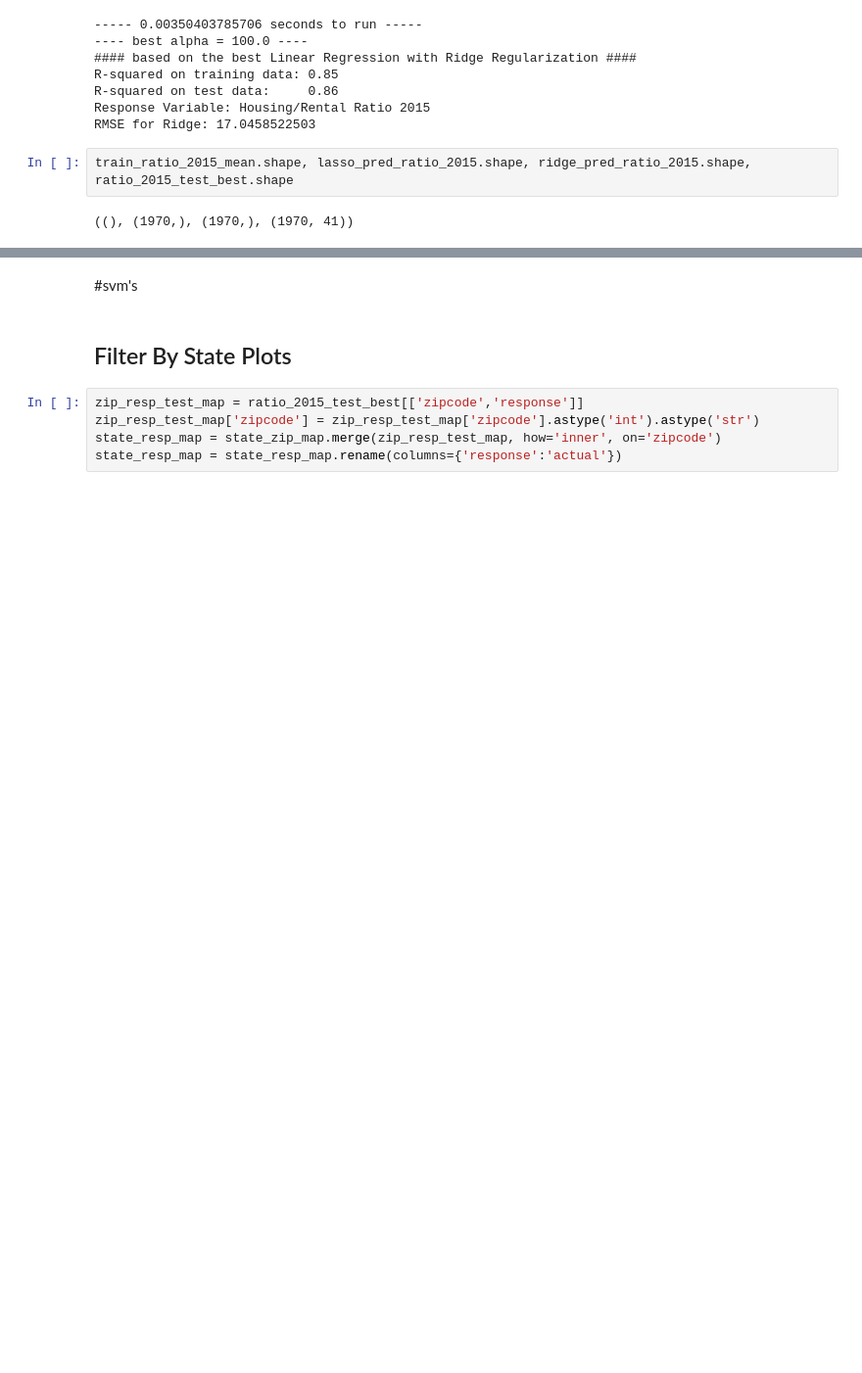
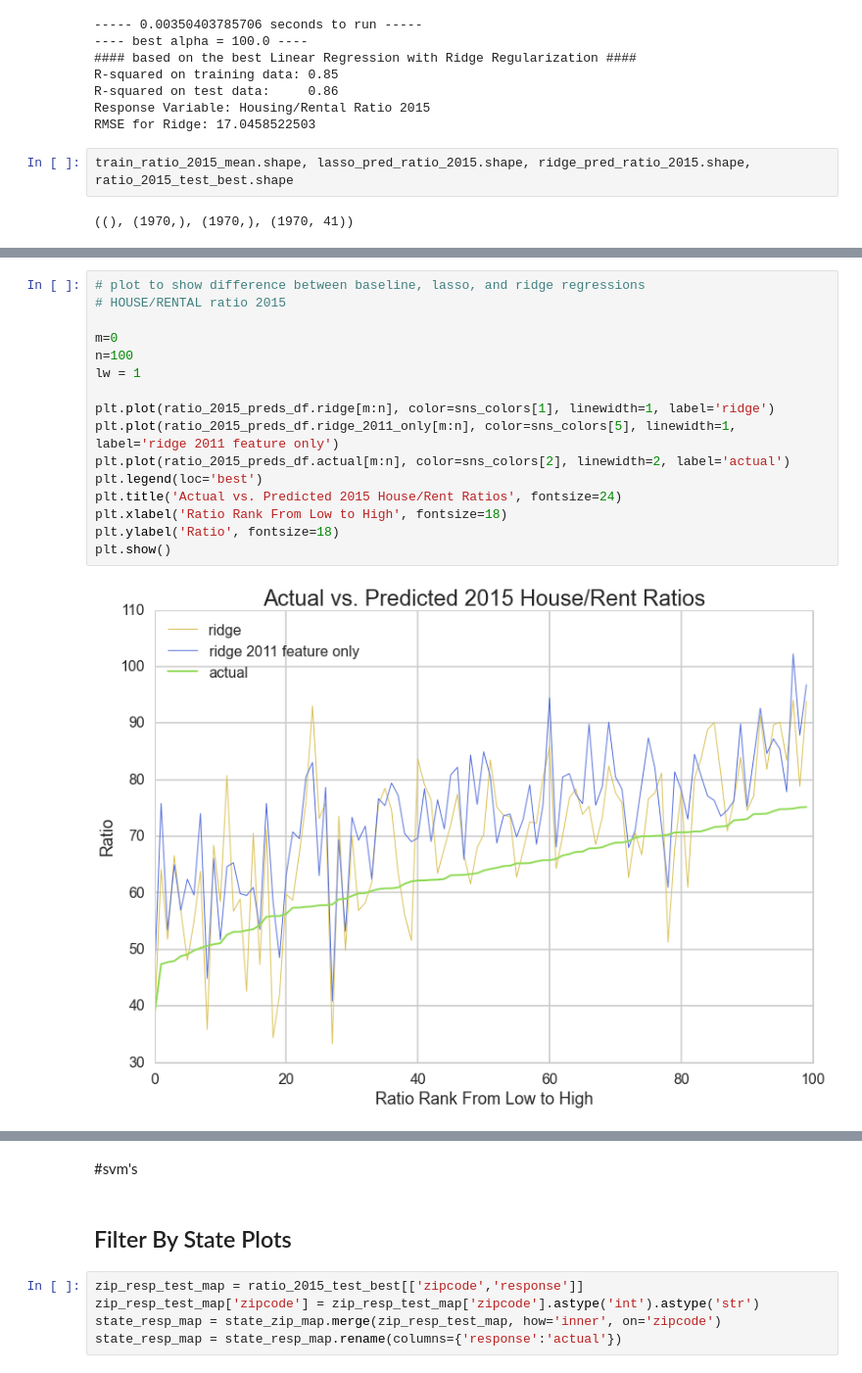
Before and after one commit to austinwu0/cs109-final-project, a Jupyter notebook: Feature_Selection_ratio_2015.ipynb, the cells around one changed output, grey strips where cells are left out. Shown at 98% size. Cells and saved outputs as stored; diff of their text form; blank space fills up the shorter version.

```diff
--- a/Feature_Selection_ratio_2015.ipynb
+++ b/Feature_Selection_ratio_2015.ipynb
@@ -488 +514,19 @@ plt.show()
+# %%
+# plot to show difference between baseline, lasso, and ridge regressions
+# HOUSE/RENTAL ratio 2015
+
+m=0
+n=100
+lw = 1
+
+plt.plot(ratio_2015_preds_df.ridge[m:n], color=sns_colors[1], linewidth=1, label='ridge')
+plt.plot(ratio_2015_preds_df.ridge_2011_only[m:n], color=sns_colors[5], linewidth=1, label='ridge 2011 feature only')
+plt.plot(ratio_2015_preds_df.actual[m:n], color=sns_colors[2], linewidth=2, label='actual')
+plt.legend(loc='best')
+plt.title('Actual vs. Predicted 2015 House/Rent Ratios', fontsize=24)
+plt.xlabel('Ratio Rank From Low to High', fontsize=18)
+plt.ylabel('Ratio', fontsize=18)
+plt.show()
+# %% [output]
+[figure, added]
 # %%
```
Also changed, not shown: parts of 10 cells of this notebook, 1 other file.
